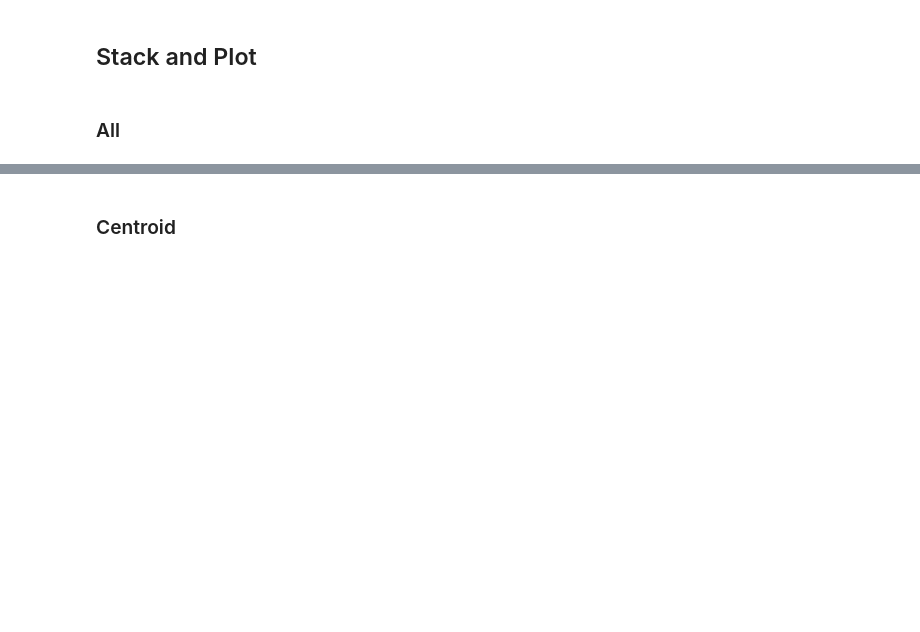
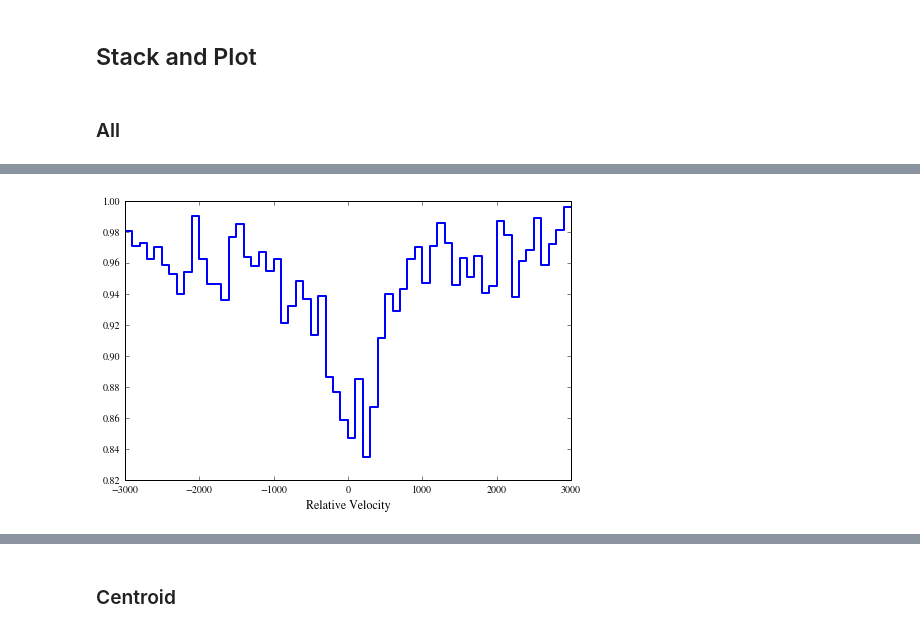
Before and after one commit to qsopairs/papers, a Jupyter notebook: QPQ9/Analysis/Stacks/CII1334_fiddle.ipynb, the cells around one changed output, grey strips where cells are left out. Cells and saved outputs as stored; diff of their text form; code cells hidden in the pictures; blank space fills up the shorter version.

```diff
--- a/QPQ9/Analysis/Stacks/CII1334_fiddle.ipynb
+++ b/QPQ9/Analysis/Stacks/CII1334_fiddle.ipynb
@@ -168,3 +166,20 @@ plt.show()
+# %%
+# Mask
+fin_velo, stck_img, stck_msk, all_dict = stack_tup0
+stck_mskN = copy.deepcopy(stck_msk)
+idx_mask = [13,16,27]
+for idx in idx_mask:
+    stck_mskN[idx,:] = 0.
+# Stack
+stack_tup = (fin_velo, stck_img, stck_mskN, all_dict)
+fin_velo, fin_flx, all_dict = qpqk.stack_avg(stack_tup)
+# Plot
+plt.figure(figsize=(8,5),dpi=1200)
+plt.plot(fin_velo, fin_flx, drawstyle='steps',linewidth=2.)
+plt.xlabel('Relative Velocity', size=12.)
+plt.show()
+# %% [output]
+[figure, added]
 # %%
 fin_flx_med = np.median(stck_img*stck_msk,0)
 plt.figure(figsize=(8,5),dpi=1200)
```
Also changed, not shown: parts of 13 cells of this notebook, 20 other files.
